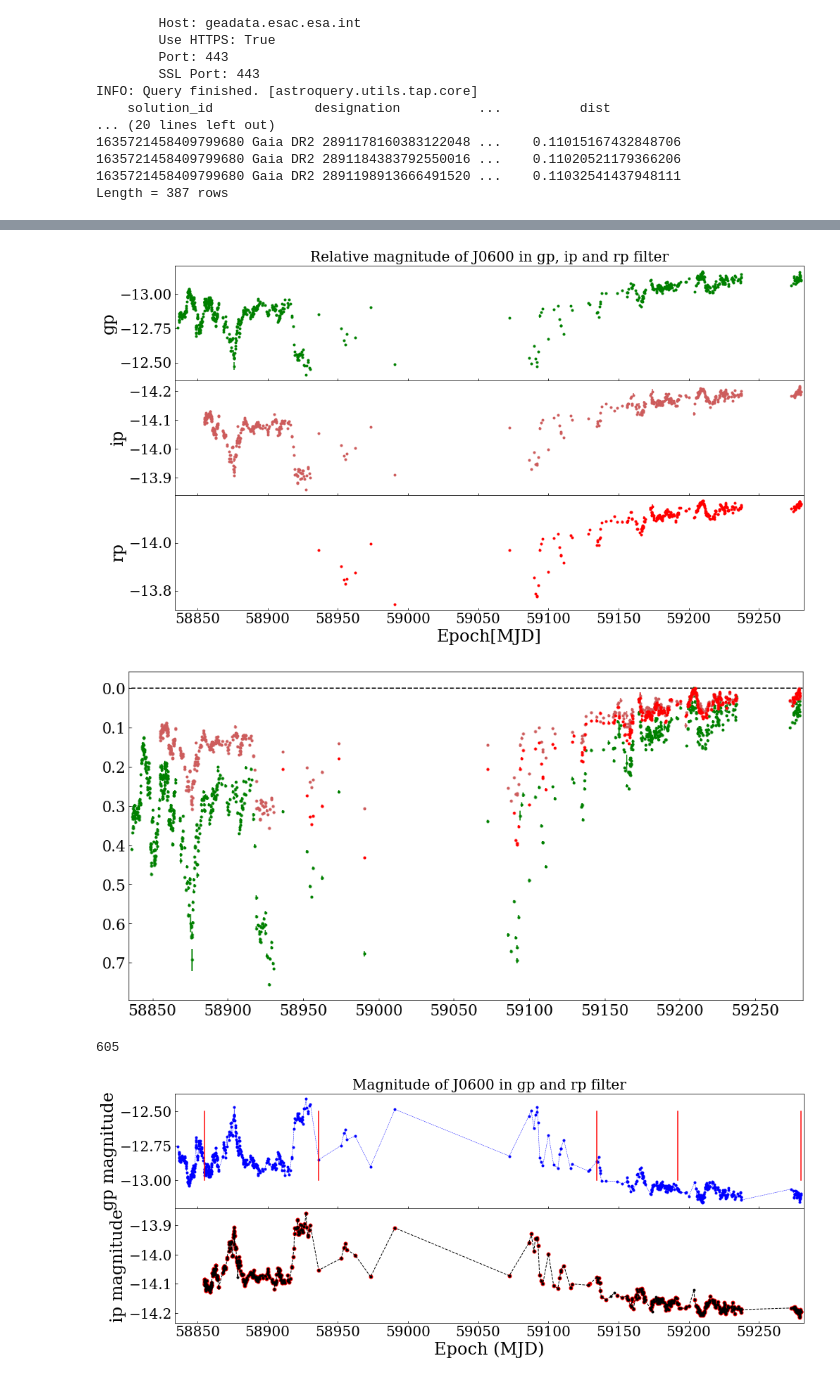
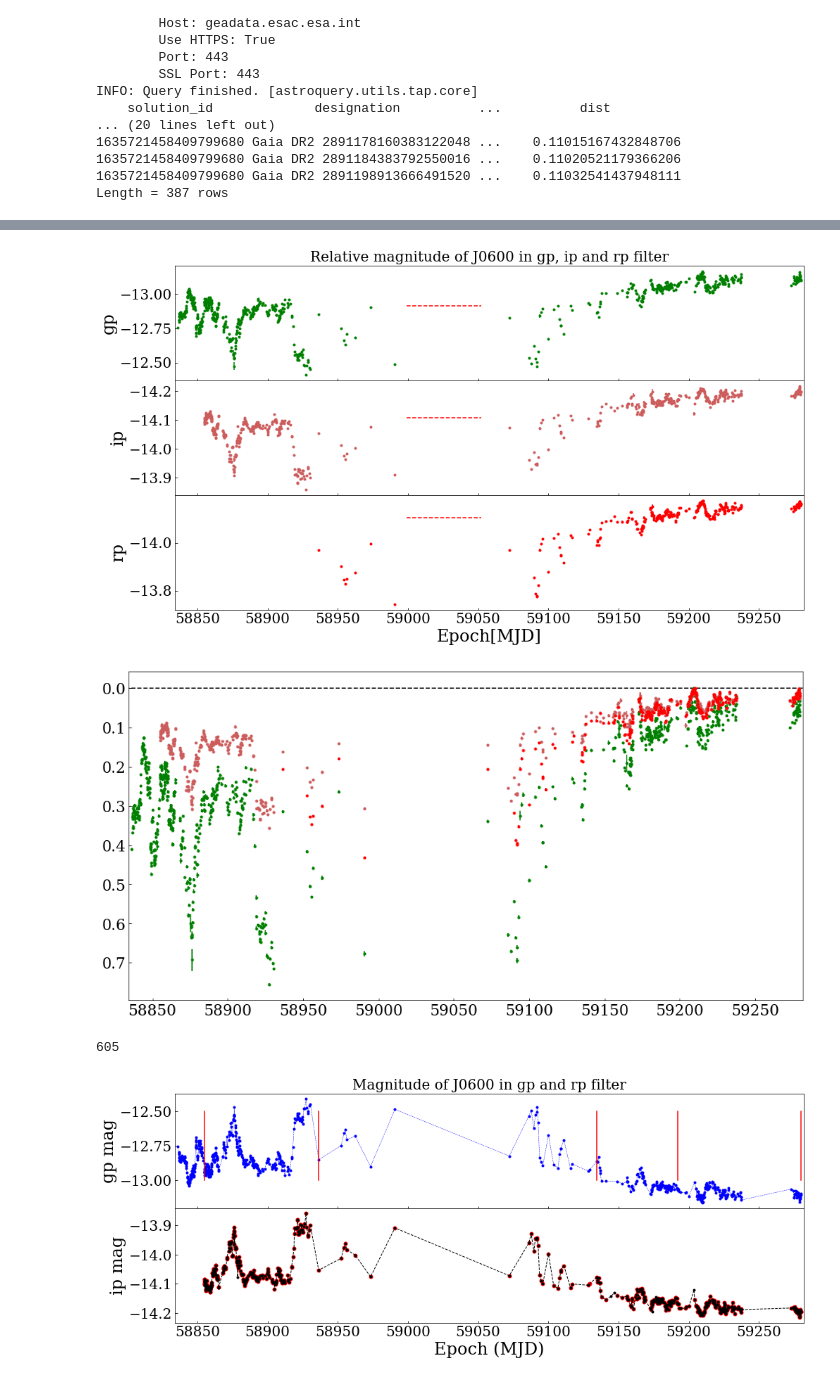
Before and after one commit to BartOuwehand/BRPJ0600, a Jupyter notebook: Differential photometry.ipynb, the cells around one changed output, grey strips where cells are left out. Cells and saved outputs as stored; diff of their text form; code cells hidden in the pictures.

Commit message:
Found ASTEP reference star coords and executed both methods for atmospheric extinction

```diff
--- a/Differential photometry.ipynb
+++ b/Differential photometry.ipynb
@@ -606,8 +606,11 @@ for i in range(len(filt)):
     axs[i].errorbar(epoch[filt[i]], J0600_mag[filt[i]], yerr=J0600_magerr[filt[i]], fmt='.',c=tmp2[filt[i]])
     axs[i].set_ylabel(filt[i])
     axs[i].invert_yaxis()
+    #measurement period astep telescope
+    axs[i].plot([58999,59052],[np.nanmean(J0600_mag[filt[i]])]*2,c='r',linestyle='--')
 axs[i].set_xlabel("Epoch[MJD]")
 axs[i].set_xlim([epoch['gp'][0]-2,epoch['gp'][-1]+2])
+
 
 # Hide x labels and tick labels for all but bottom plot.
 for ax in axs:
@@ -628,7 +631,7 @@ plt.gca().invert_yaxis()
 plt.xlim([epoch['gp'][0]-2,epoch['gp'][-1]+2])
 plt.show()
 # %% [output]
-[figure, old version]
+[figure, new version]
 [figure]
 # %%
 #Use Interpolate to map rp datapoints on gp
@@ -648,32 +651,32 @@ J0600_rp_interp = f2(epoch['gp'][m3*m4])
 # %%
 # Plot the interpolated data to test if it worked
 # Black dots & line are original ip data, red is interpolated data on gp epoch's
 
 fig, axs = plt.subplots(2, sharex=True, gridspec_kw={'hspace': 0})
 fig.set_figheight(6)
 fig.set_figwidth(16)
 axs[0].set_title('Magnitude of J0600 in gp and rp filter')
 axs[0].plot(epoch['gp'],J0600_mag['gp'],marker='.',linestyle='dashed',linewidth=0.5,c='b')
-axs[0].set_ylabel("gp magnitude")
+axs[0].set_ylabel("gp mag")
 
 axs[1].plot(epoch['gp'][m1*m2], J0600_ip_interp, marker='o',linestyle='',c='r',markersize=5)
 axs[1].plot(epoch['ip'],J0600_mag['ip'],marker='.',linestyle='dashed',linewidth=1,c='black',markersize=6)
-axs[1].set_ylabel("ip magnitude")
+axs[1].set_ylabel("ip mag")
 axs[1].set_xlabel("Epoch (MJD)")
 axs[1].set_xlim(np.min(epoch['gp'])-2,2+np.max(epoch['gp']))
 
 print (len(J0600_ip_interp))
 
 parts = [0,290,320,453,604]
 for i in parts:
     axs[0].plot([epoch['gp'][m1*m2][i]]*2,[-13,-12.5],c='r')
 
 # Hide x labels and tick labels for all but bottom plot.
 for ax in axs:
     ax.label_outer()
 # %% [output]
 605
-[figure, old version]
+[figure, new version]
 # %%
 def linear2(x,a,b):
     return x*a + b
```
Also changed, not shown: parts of 5 cells of this notebook.
